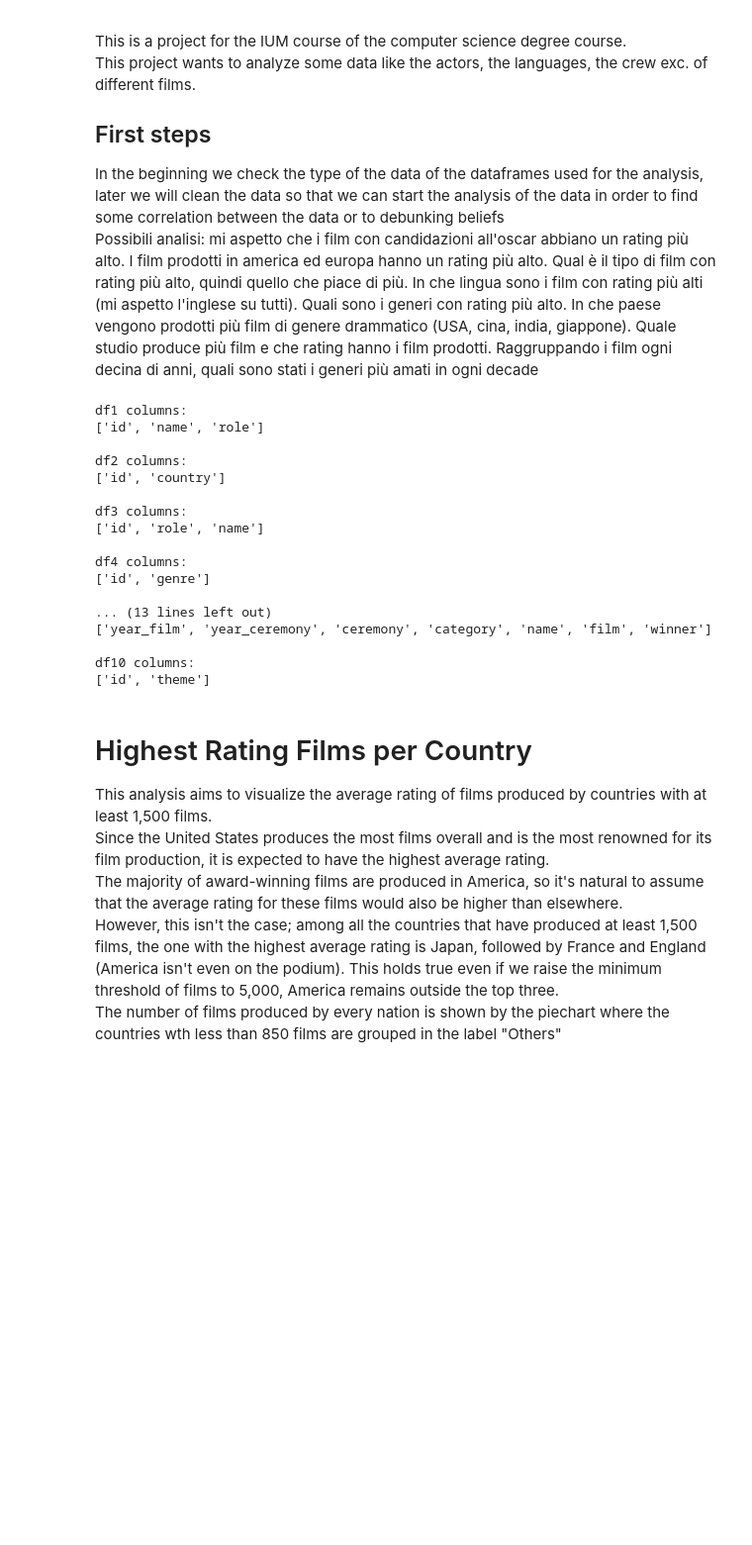
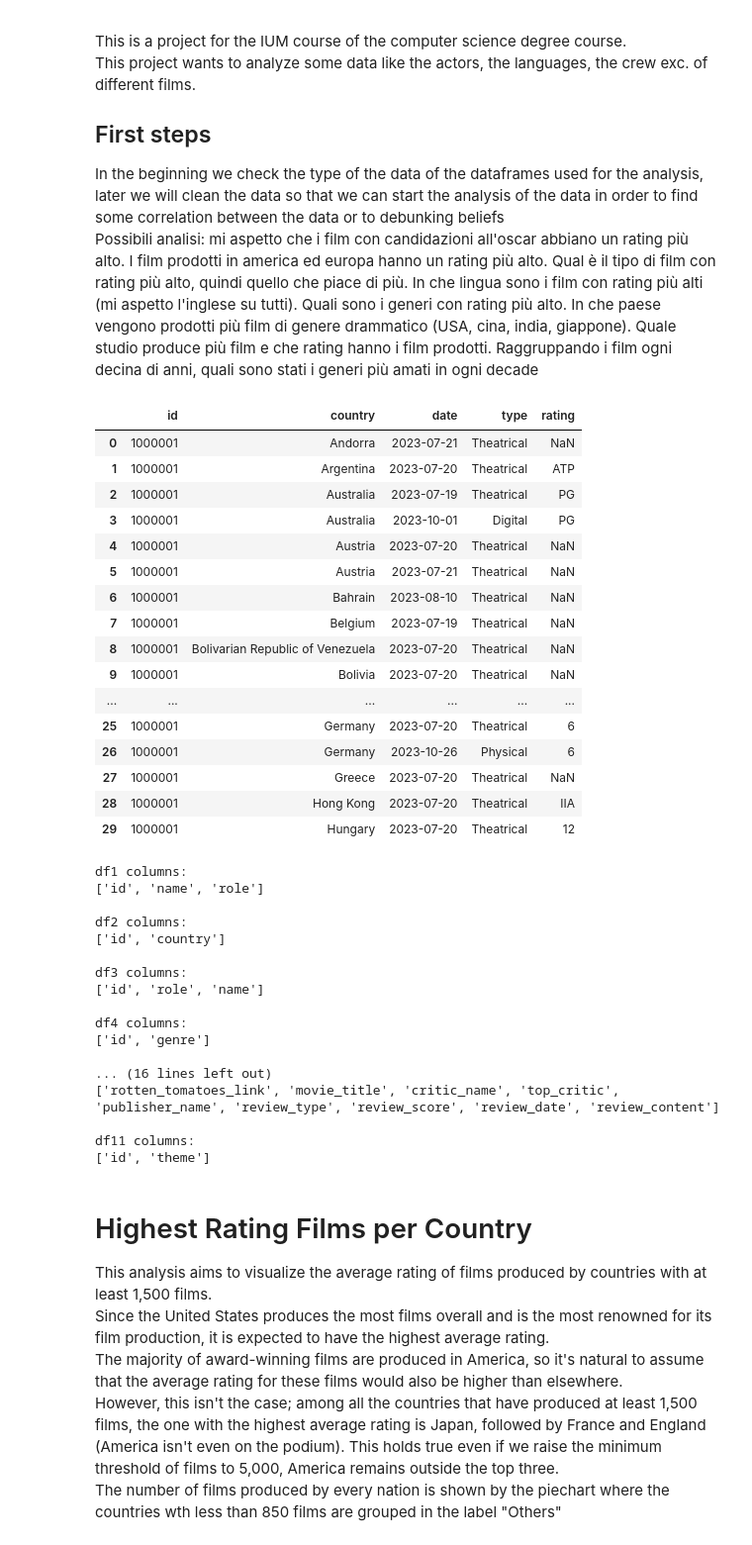
Before and after one commit to MarcoMac03/Film-analisys, a Jupyter notebook: main.ipynb, the cells around one changed output. Shown at 99% size. Drawn from its saved outputs; the diff is of its cells as text; code cells hidden in the pictures; blank space fills up the shorter version.

```diff
--- a/main.ipynb
+++ b/main.ipynb
@@ -50,6 +47,26 @@ themes['theme'] = themes['theme'].astype('string')
+# %%
+releases.head(30)
+# %% [output]
+|  | id | country | date | type | rating |
+| 0 | 1000001 | Andorra | 2023-07-21 | Theatrical | NaN |
+| 1 | 1000001 | Argentina | 2023-07-20 | Theatrical | ATP |
+| 2 | 1000001 | Australia | 2023-07-19 | Theatrical | PG |
+| 3 | 1000001 | Australia | 2023-10-01 | Digital | PG |
+| 4 | 1000001 | Austria | 2023-07-20 | Theatrical | NaN |
+| 5 | 1000001 | Austria | 2023-07-21 | Theatrical | NaN |
+| 6 | 1000001 | Bahrain | 2023-08-10 | Theatrical | NaN |
+| 7 | 1000001 | Belgium | 2023-07-19 | Theatrical | NaN |
+| 8 | 1000001 | Bolivarian Republic of Venezuela | 2023-07-20 | Theatrical | NaN |
+| 9 | 1000001 | Bolivia | 2023-07-20 | Theatrical | NaN |
+| ... | ... | ... | ... | ... | ... |
+| 25 | 1000001 | Germany | 2023-07-20 | Theatrical | 6 |
+| 26 | 1000001 | Germany | 2023-10-26 | Physical | 6 |
+| 27 | 1000001 | Greece | 2023-07-20 | Theatrical | NaN |
+| 28 | 1000001 | Hong Kong | 2023-07-20 | Theatrical | IIA |
+| 29 | 1000001 | Hungary | 2023-07-20 | Theatrical | 12 |
 # %%
 dataframes = {'df1': actors, 'df2': countries, 'df3': crew, 'df4': genres, 'df5': languages, 'df6': movies,
-              'df7': releases, 'df8': studios, 'df9': oscars, 'df10': themes}
+              'df7': releases, 'df8': studios, 'df9': oscars, 'df10': rotten_tomatoes, 'df11': themes}
 
 for name, df in dataframes.items():
     print(f"{name} columns:")
@@ -68,10 +85,10 @@ df3 columns:
 df4 columns:
 ['id', 'genre']
 
-... (13 lines left out)
-['year_film', 'year_ceremony', 'ceremony', 'category', 'name', 'film', 'winner']
+... (16 lines left out)
+['rotten_tomatoes_link', 'movie_title', 'critic_name', 'top_critic', 'publisher_name', 'review_type', 'review_score', 'review_date', 'review_content']
 
-df10 columns:
+df11 columns:
 ['id', 'theme']
 # %% [markdown]
 # Highest Rating Films per Country
```
Also changed, not shown: parts of 6 cells of this notebook, 1 other file.
